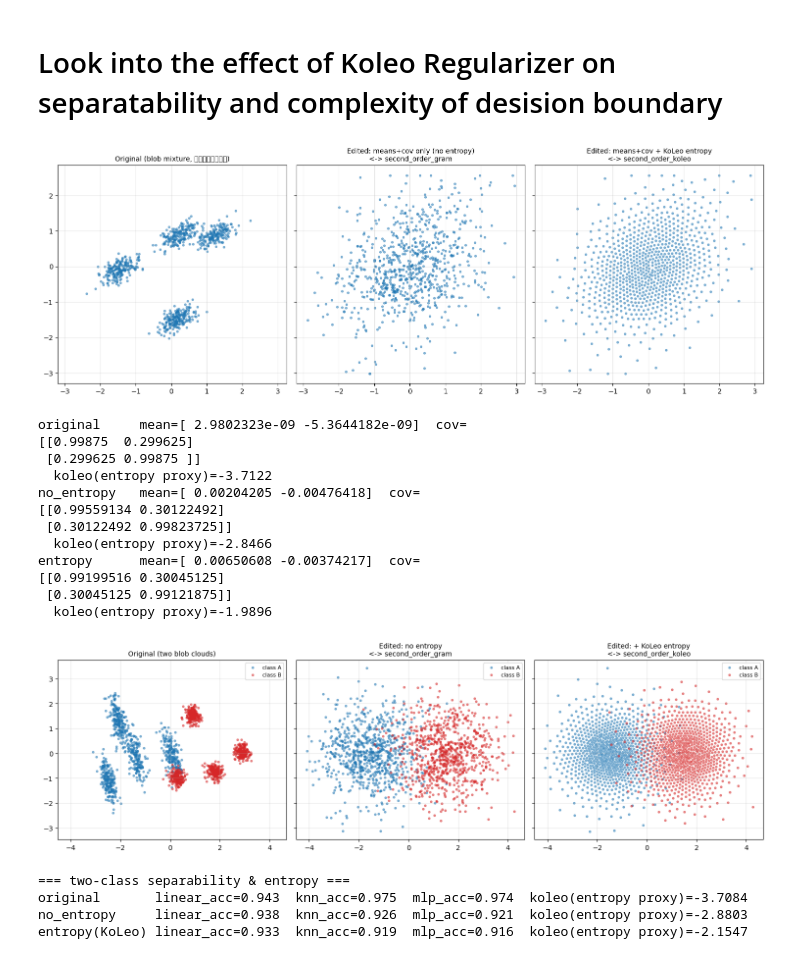
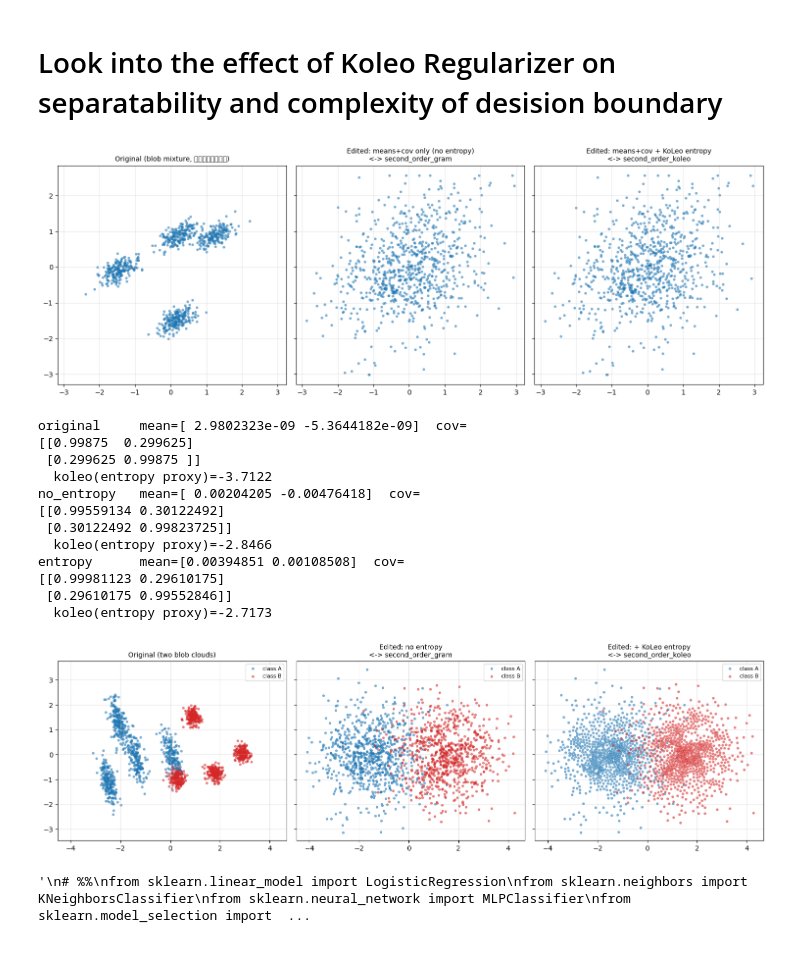
Before and after one commit to shiryu-nakano/miniexperiments, a Jupyter notebook: KoleoEntropy/exp_gaussian_like.ipynb, the cells around one changed output. Saved outputs shown, nothing was run; the diff lists cells and outputs as text; code cells hidden in the pictures.

Commit message:
add Koleo experiments

```diff
--- a/KoleoEntropy/exp_gaussian_like.ipynb
+++ b/KoleoEntropy/exp_gaussian_like.ipynb
@@ -107,7 +107,7 @@ def edit_distribution(
     box_low,
     box_high,
     use_entropy,
-    n_steps=400,
+    n_steps=4000,
     lr=0.05,
     koleo_weight=1e-2,
     rng_seed=42,
@@ -174,7 +174,7 @@ edited_no_entropy = edit_distribution(
 )
 edited_entropy = edit_distribution(
     original, box_low, box_high, use_entropy=True, n_steps=400, lr=0.05,
-    koleo_weight=1e-2, rng_seed=42,
+    koleo_weight=1e-6, rng_seed=42,
 )
 
 fig, axes = plt.subplots(1, 3, figsize=(15, 5), sharex=True, sharey=True)
@@ -216,7 +216,7 @@ orig_b = make_samples(n_samples, mean_b, cov_shared, seed=20)
 box_low2 = np.minimum(orig_a.min(axis=0), orig_b.min(axis=0)) - 1.0
 box_high2 = np.maximum(orig_a.max(axis=0), orig_b.max(axis=0)) + 1.0
 
-def edit_pair(use_entropy, koleo_weight=1e-2):
+def edit_pair(use_entropy, koleo_weight=1e-4):
     ea = edit_distribution(orig_a, box_low2, box_high2, use_entropy=use_entropy,
                             n_steps=400, lr=0.05, koleo_weight=koleo_weight, rng_seed=42)
     eb = edit_distribution(orig_b, box_low2, box_high2, use_entropy=use_entropy,
@@ -251,7 +251,7 @@ plt.show()
 # 分類が簡単(精度が高い)ほど、モデルは複雑な決定境界を「記憶」する必要がなく、
 # LLC(複雑さ)が低くなると予想される。逆にクラスが重なって分類が難しいほど、
 # 高精度化には複雑な決定境界の記憶が必要になり、LLCが高くなると予想される。
-
+'''
 # %%
 from sklearn.linear_model import LogisticRegression
 from sklearn.neighbors import KNeighborsClassifier
@@ -314,34 +314,36 @@ def plot_decision_boundary(ax, clf, da, db, title, grid_pad=0.6, grid_n=300):
     ax.contourf(xx, yy, zz, levels=[-0.5, 0.5, 1.5], colors=["#cfe3fb", "#fbd4d0"], alpha=0.8)
     ax.contour(xx, yy, zz, levels=[0.5], colors="k", linewidths=1.0)
     ax.scatter(da[:, 0], da[:, 1], s=8, alpha=0.6, color="tab:blue", label="class A")
     ax.scatter(db[:, 0], db[:, 1], s=8, alpha=0.6, color="tab:red", label="class B")
     ax.set_title(title, fontsize=10)
     ax.set_aspect("equal")
 
 
 conditions = [
     ("Original", orig_a, orig_b),
     ("No entropy\n<-> second_order_gram", no_ent_a, no_ent_b),
     ("KoLeo entropy\n<-> second_order_koleo", ent_a, ent_b),
 ]
 
 fig, axes = plt.subplots(3, 3, figsize=(15, 15), sharex=True, sharey=True)
 for col, (title, da, db) in enumerate(conditions):
     linear_clf = make_pipeline(StandardScaler(), LogisticRegression(max_iter=2000))
     plot_decision_boundary(axes[0, col], linear_clf, da, db, f"Linear: {title}")
 
     knn_clf = KNeighborsClassifier(n_neighbors=5)
     plot_decision_boundary(axes[1, col], knn_clf, da, db, f"kNN(k=5): {title}")
 
     mlp_clf = make_mlp()
     plot_decision_boundary(axes[2, col], mlp_clf, da, db, f"MLP(16,16): {title}")
 
 axes[0, 0].legend(fontsize=8, loc="upper left")
 plt.tight_layout()
 plt.savefig("moment_editing_demo_decision_boundaries.png", dpi=150)
 plt.show()
+
+'''
 # %% [output]
-[figure, old version]
+[figure, new version]
 original     mean=[ 2.9802323e-09 -5.3644182e-09]  cov=
 [[0.99875  0.299625]
  [0.299625 0.99875 ]]
@@ -350,12 +352,9 @@ no_entropy   mean=[ 0.00204205 -0.00476418]  cov=
 [[0.99559134 0.30122492]
  [0.30122492 0.99823725]]
   koleo(entropy proxy)=-2.8466
-entropy      mean=[ 0.00650608 -0.00374217]  cov=
-[[0.99199516 0.30045125]
- [0.30045125 0.99121875]]
-  koleo(entropy proxy)=-1.9896
+entropy      mean=[0.00394851 0.00108508]  cov=
+[[0.99981123 0.29610175]
+ [0.29610175 0.99552846]]
+  koleo(entropy proxy)=-2.7173
-[figure, old version]
+[figure, new version]
-=== two-class separability & entropy ===
-original       linear_acc=0.943  knn_acc=0.975  mlp_acc=0.974  koleo(entropy proxy)=-3.7084
-no_entropy     linear_acc=0.938  knn_acc=0.926  mlp_acc=0.921  koleo(entropy proxy)=-2.8803
-entropy(KoLeo) linear_acc=0.933  knn_acc=0.919  mlp_acc=0.916  koleo(entropy proxy)=-2.1547
+'\n# %%\nfrom sklearn.linear_model import LogisticRegression\nfrom sklearn.neighbors import KNeighborsClassifier\nfrom sklearn.neural_network import MLPClassifier\nfrom sklearn.model_selection import  ...
```
Also changed, not shown: parts of 1 cell of this notebook, 6 other files.
